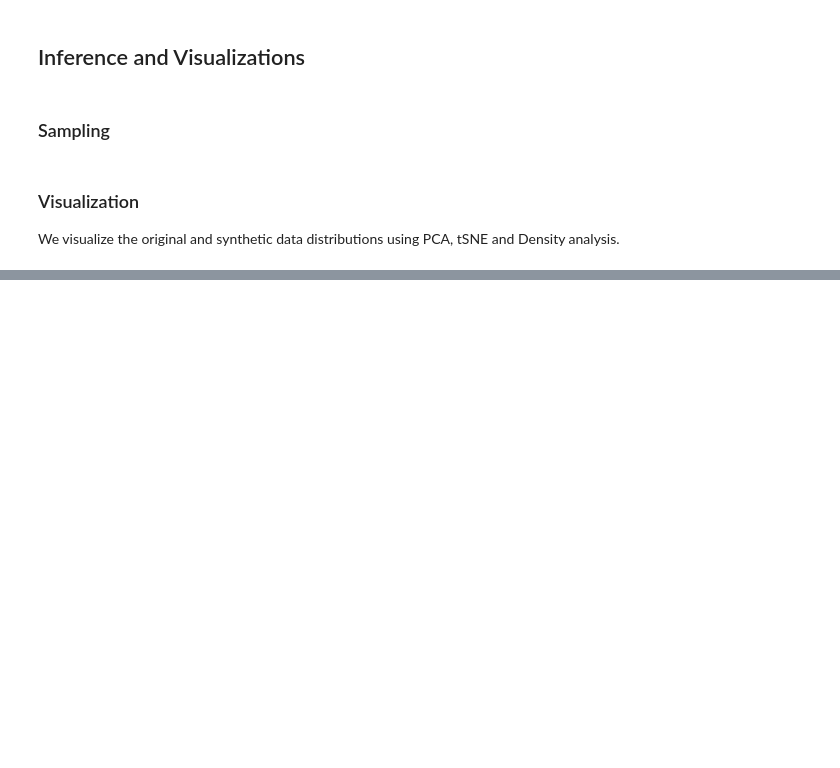
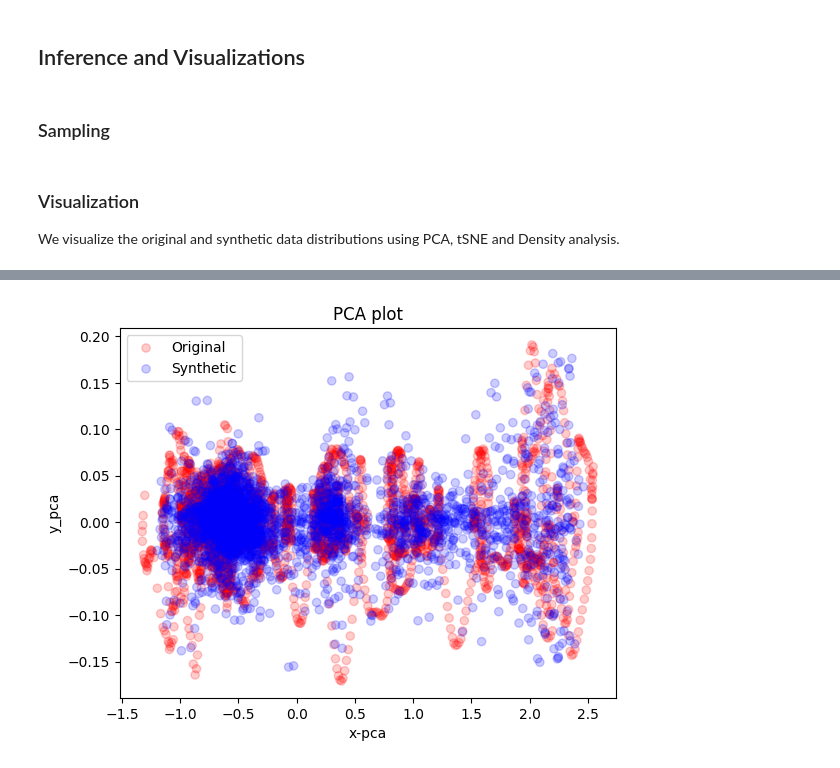
Before and after one commit to LucaGeminiani00/Diffusion-Distillation-WL, a Jupyter notebook: Diffusion_Wavelet_Colab.ipynb, the cells around one changed output, grey strips where cells are left out. Cells and saved outputs as stored; diff of their text form; code cells hidden in the pictures; blank space fills up the shorter version.

```diff
--- a/Diffusion_Wavelet_Colab.ipynb
+++ b/Diffusion_Wavelet_Colab.ipynb
@@ -367,0 +302,11 @@ for sample in fake_samples:
+# %%
+reconstructed_sample, imgs = teacher.exact_sample(num=len(dataset), size_every=len(dataset)+1, shape=[seq_length, feature_dim],
+                     forward_data=fk, specific=500)
+# %%
+if dataset.auto_norm:
+    reconstructed_sample = unnormalize_to_zero_to_one(reconstructed_sample)
+    #np.save(os.path.join(args.save_dir, f'ddpm_reconstructed_train_sine.npy'), reconstructed_sample)
+# %%
+visualization(ori_data=ori_data, generated_data=reconstructed_sample, analysis='pca', compare=ori_data.shape[0])
+# %% [output]
+[figure, added]
```
Also changed, not shown: parts of 45 cells of this notebook.
